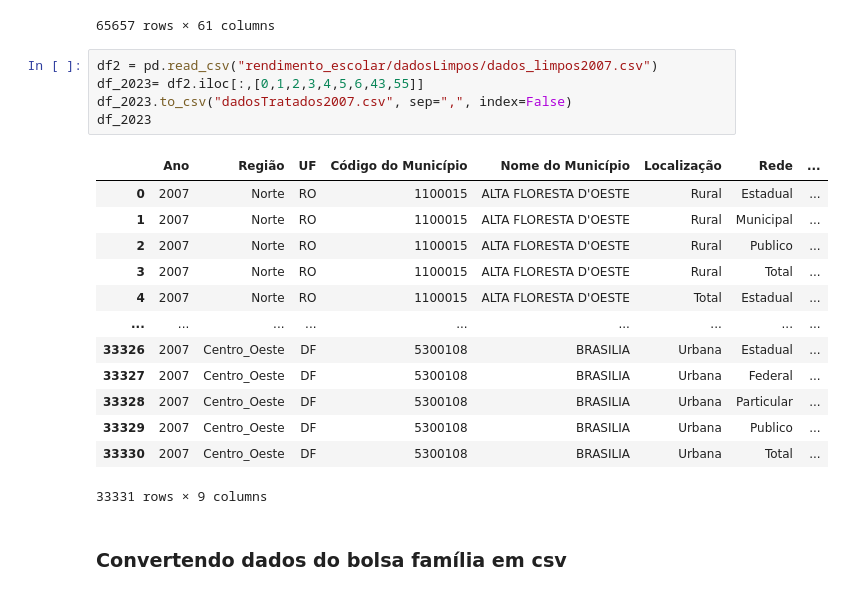
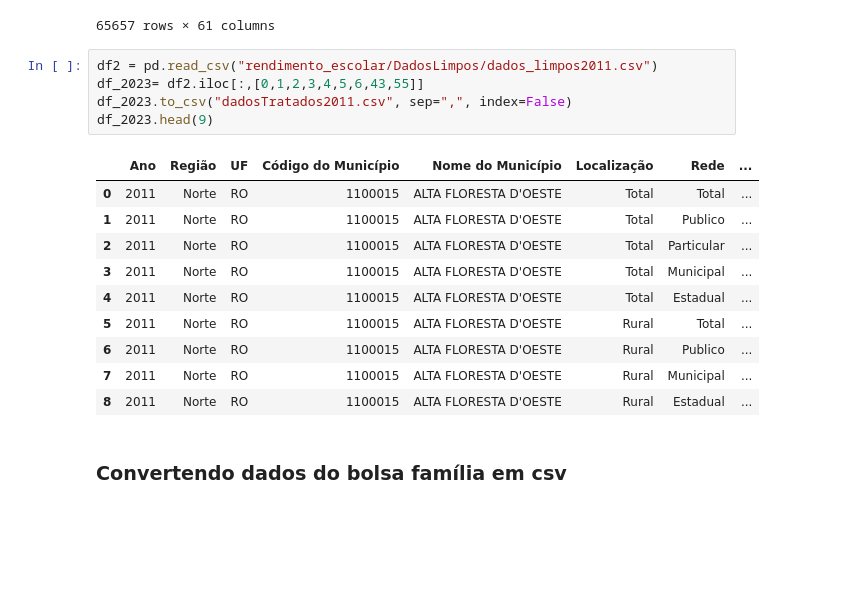
Before and after one commit to thiagodasillva/escolarData, a Jupyter notebook: conversor.ipynb, the cells around one changed output. Saved outputs shown, nothing was run; the diff lists cells and outputs as text; blank space fills up the shorter version.

```diff
--- a/conversor.ipynb
+++ b/conversor.ipynb
@@ -69,24 +49,21 @@ df3
 | 65656 | 3) "taxas de rendimento escola... | Centro_Oeste | DF | 5300108 | BRASILIA | Urbana | Estadual | ... |
 65657 rows × 61 columns
 # %%
-df2 = pd.read_csv("rendimento_escolar/dadosLimpos/dados_limpos2007.csv")
+df2 = pd.read_csv("rendimento_escolar/DadosLimpos/dados_limpos2011.csv")
 df_2023= df2.iloc[:,[0,1,2,3,4,5,6,43,55]]
-df_2023.to_csv("dadosTratados2007.csv", sep=",", index=False)
-df_2023
+df_2023.to_csv("dadosTratados2011.csv", sep=",", index=False)
+df_2023.head(9)
 # %% [output]
 |  | Ano | Região | UF | Código do Município | Nome do Município | Localização | Rede | ... |
-| 0 | 2007 | Norte | RO | 1100015 | ALTA FLORESTA D'OESTE | Rural | Estadual | ... |
-| 1 | 2007 | Norte | RO | 1100015 | ALTA FLORESTA D'OESTE | Rural | Municipal | ... |
-| 2 | 2007 | Norte | RO | 1100015 | ALTA FLORESTA D'OESTE | Rural | Publico | ... |
-| 3 | 2007 | Norte | RO | 1100015 | ALTA FLORESTA D'OESTE | Rural | Total | ... |
-| 4 | 2007 | Norte | RO | 1100015 | ALTA FLORESTA D'OESTE | Total | Estadual | ... |
-| ... | ... | ... | ... | ... | ... | ... | ... | ... |
-| 33326 | 2007 | Centro_Oeste | DF | 5300108 | BRASILIA | Urbana | Estadual | ... |
-| 33327 | 2007 | Centro_Oeste | DF | 5300108 | BRASILIA | Urbana | Federal | ... |
-| 33328 | 2007 | Centro_Oeste | DF | 5300108 | BRASILIA | Urbana | Particular | ... |
-| 33329 | 2007 | Centro_Oeste | DF | 5300108 | BRASILIA | Urbana | Publico | ... |
-| 33330 | 2007 | Centro_Oeste | DF | 5300108 | BRASILIA | Urbana | Total | ... |
+| 0 | 2011 | Norte | RO | 1100015 | ALTA FLORESTA D'OESTE | Total | Total | ... |
+| 1 | 2011 | Norte | RO | 1100015 | ALTA FLORESTA D'OESTE | Total | Publico | ... |
+| 2 | 2011 | Norte | RO | 1100015 | ALTA FLORESTA D'OESTE | Total | Particular | ... |
+| 3 | 2011 | Norte | RO | 1100015 | ALTA FLORESTA D'OESTE | Total | Municipal | ... |
+| 4 | 2011 | Norte | RO | 1100015 | ALTA FLORESTA D'OESTE | Total | Estadual | ... |
+| 5 | 2011 | Norte | RO | 1100015 | ALTA FLORESTA D'OESTE | Rural | Total | ... |
+| 6 | 2011 | Norte | RO | 1100015 | ALTA FLORESTA D'OESTE | Rural | Publico | ... |
+| 7 | 2011 | Norte | RO | 1100015 | ALTA FLORESTA D'OESTE | Rural | Municipal | ... |
+| 8 | 2011 | Norte | RO | 1100015 | ALTA FLORESTA D'OESTE | Rural | Estadual | ... |
-33331 rows × 9 columns
 # %% [markdown]
 ### Convertendo dados do bolsa família em csv
 # %%
```
Also changed, not shown: parts of 5 cells of this notebook, 12 other files.
